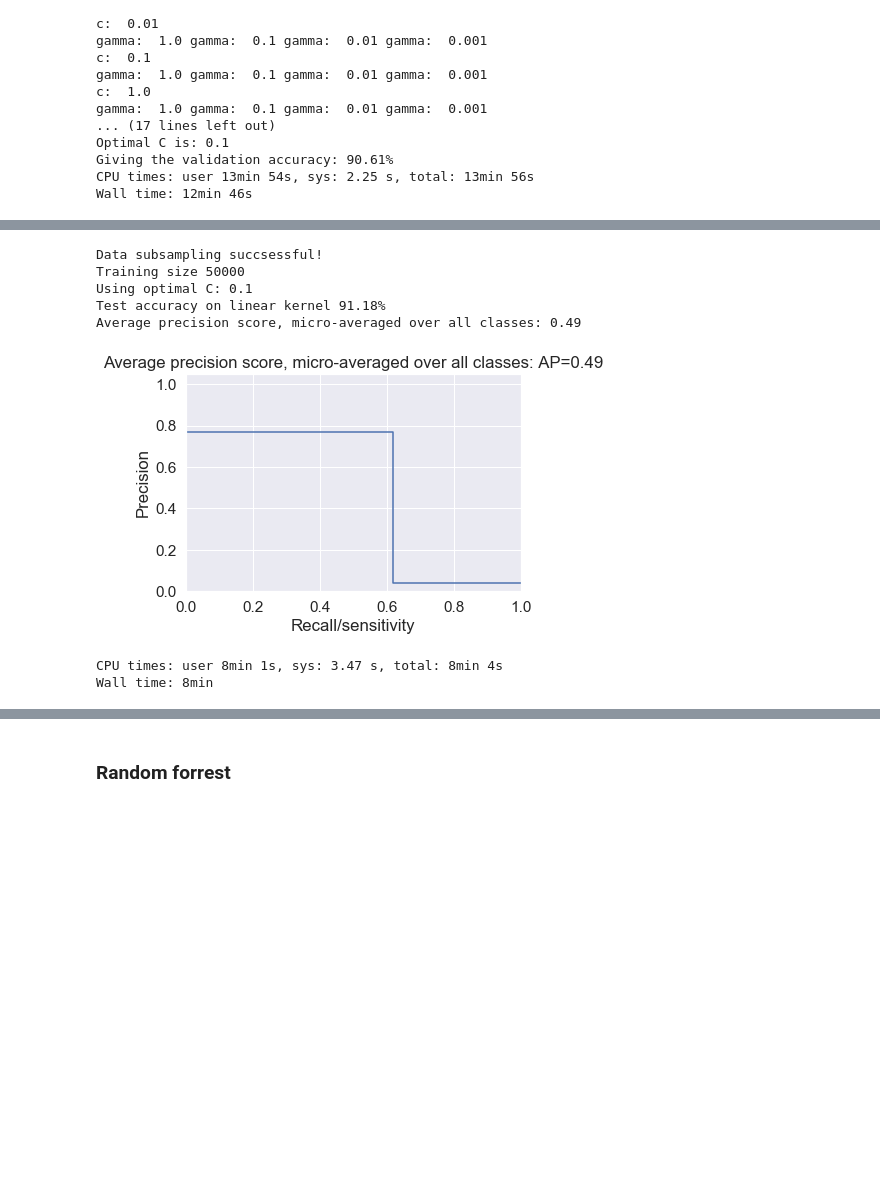
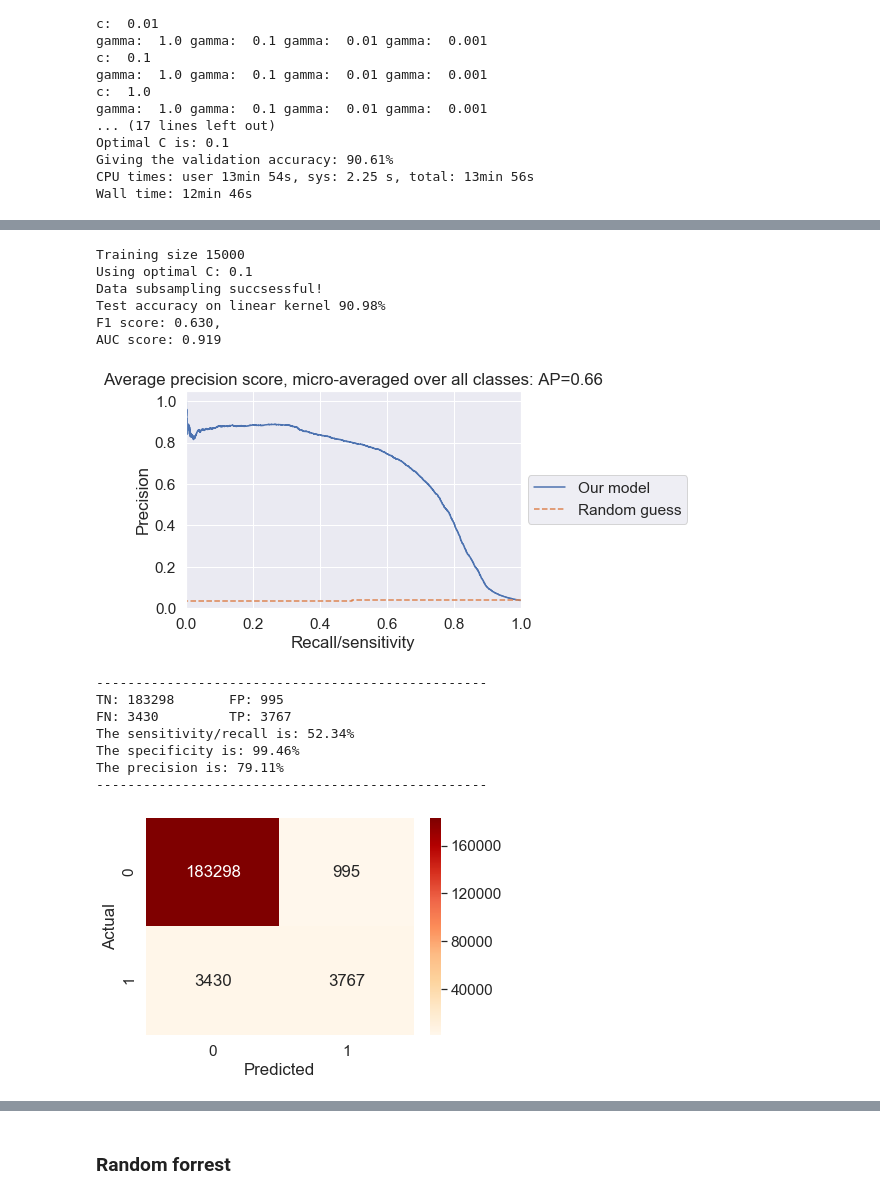
Before and after one commit to peturjokull/Gervigreind-Lokaverkefni, a Jupyter notebook: numi.ipynb, the cells around one changed output, grey strips where cells are left out. Saved outputs shown, nothing was run; the diff lists cells and outputs as text; code cells hidden in the pictures; blank space fills up the shorter version.

```diff
--- a/numi.ipynb
+++ b/numi.ipynb
@@ -167,6 +177,7 @@ def plot_precision_recall(recall, precision, average_param, average_precision, n
     plt.ylim([0.0, 1.05])
     plt.xlim([0.0, 1.0])
     plt.legend(loc='center left', bbox_to_anchor=(1, 0.5))
+    plt.grid(None)
     plt.title(
         'Average precision score, {}-averaged over all classes: AP={:0.2f}'
         .format(average_param, average_precision[average_param]))
@@ -184,11 +195,15 @@ def calc_precision_recall(y_true, y_scores, average_param = "micro", y_pred_ = N
     # classfierinn býr til
     # no_skill baseline classifier giskar randomly
     # betra að nota random gisk hérna því all-zero gisk gefur 0 precision
+
     if y_pred_ is not None:
         # calculate F1 score
-        f1 = f1_score(y_true, y_pred_, average = average_param)
-        auc = roc_auc_score(y_true, y_scores, average = average_param)
-        print("F1 score: {:.3f}, AUC score: {:.3f}".format(f1, auc))
+        for par in ['micro', 'macro']:
+            f1 = f1_score(y_true, y_pred_, average = par)
+            auc = roc_auc_score(y_true, y_scores, average = par)
+            print('{}-averaged scores over all classes'.format(par))
+            print("F1 score: {:.3f}, \nAUC score: {:.3f}".format(f1 , auc))
+            print('-'*20)
 
     r_model = np.random.randint(2, size=len(y_true.ravel()))
     no_skill = precision_recall_curve(y_true.ravel(), r_model)
@@ -196,10 +211,13 @@ def calc_precision_recall(y_true, y_scores, average_param = "micro", y_pred_ = N
     precision = dict()
     recall = dict()
     average_precision = dict()
+
 #     for i in range(y_true.shape[1]):
 #         precision[i], recall[i], _ = precision_recall_curve(y_true[:, i],
 #                                                             y_scores[:, i])
 #         average_precision[i] = average_precision_score(y_true[:, i], y_scores[:, i])
+
+
     # A "micro-average": quantifying score on all classes jointly
     precision[average_param], recall[average_param], _ = precision_recall_curve(y_true.ravel(),
         y_scores.ravel())
@@ -210,5 +228,5 @@ def calc_precision_recall(y_true, y_scores, average_param = "micro", y_pred_ = N
     plot_precision_recall(recall, precision, average_param, average_precision, no_skill)
 
 # y_scores = clf.decision_function(vectorizer.transform(X_test_np.ravel()))
-calc_precision_recall(y_test_np, y_scores, y_pred_ = y_test_pred)
+calc_precision_recall(y_test_np, y_scores_linear, y_pred_ = y_pred_linear)
 # %% [output]
@@ -397,34 +436,47 @@ Giving the validation accuracy: 90.61%
 # %%
 %%time
 def vectorize_data(X_train_):
     vectorizer = CountVectorizer( max_df=0.95, min_df=2, max_features = None, stop_words='english')
     tfidf_transformer = TfidfTransformer()
     X_train_counts = vectorizer.fit_transform(X_train_.ravel())
     X_train_tfidf = tfidf_transformer.fit_transform(X_train_counts)
     return X_train_tfidf, vectorizer
 
 # Tekur ca 8min að keyra á 50þus train size
 print('Training size', train_size)
 print('Using optimal C: {}'.format(linearOptC))
 
-train_size = 50000
+train_size = 15000
 X_train_reduced, y_train_reduced = data_subsample_asserts_two_classes(X_train_np, y_train_np, train_size)
 X_train_reduced, vectorizer = vectorize_data(X_train_reduced)
 
 x_test_unrvld = vectorizer.transform(X_test_np.ravel())
 clf = OneVsRestClassifier(SVC(C = linearOptC, kernel = 'linear'))
 clf.fit(X_train_reduced, y_train_reduced)
-y_test_pred = clf.predict(vectorizer.transform(X_test_np.ravel()))
-test_acc = get_row_accuracy(y_test_np, y_test_pred)
+
+y_pred_linear = clf.predict(vectorizer.transform(X_test_np.ravel()))
+test_acc = get_row_accuracy(y_test_np, y_pred_linear)
 
 print('Test accuracy on linear kernel {:.2%}'.format(test_acc))
-calc_precision_recall(y_test_np, y_test_pred)
+y_scores_linear = clf.decision_function(vectorizer.transform(X_test_np.ravel()))
+
+calc_precision_recall(y_test_np, y_scores_linear, y_pred_ = y_pred_linear)
+totals_mat = confusion_matrix(y_test_np.ravel(), y_pred_linear.ravel())
+plot_conf_mat(totals_mat)
+plot_roc_curve(y_test_np, y_scores_linear, show_all_classes = False)
 # %% [output]
+Training size 15000
+Using optimal C: 0.1
 Data subsampling succsessful!
-Training size 50000
-Using optimal C: 0.1
-Test accuracy on linear kernel 91.18%
-Average precision score, micro-averaged over all classes: 0.49
+Test accuracy on linear kernel 90.98%
+F1 score: 0.630,
+AUC score: 0.919
-[figure, old version]
+[figure, new version]
-CPU times: user 8min 1s, sys: 3.47 s, total: 8min 4s
-Wall time: 8min
+--------------------------------------------------
+TN: 183298       FP: 995
+FN: 3430         TP: 3767
+The sensitivity/recall is: 52.34%
+The specificity is: 99.46%
+The precision is: 79.11%
+--------------------------------------------------
+[figure, added]
```
Also changed, not shown: parts of 16 cells of this notebook.
